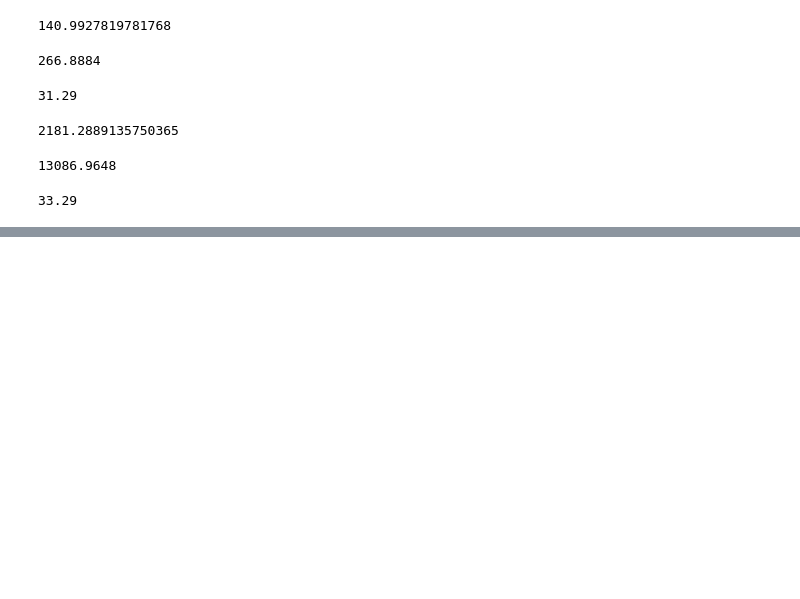
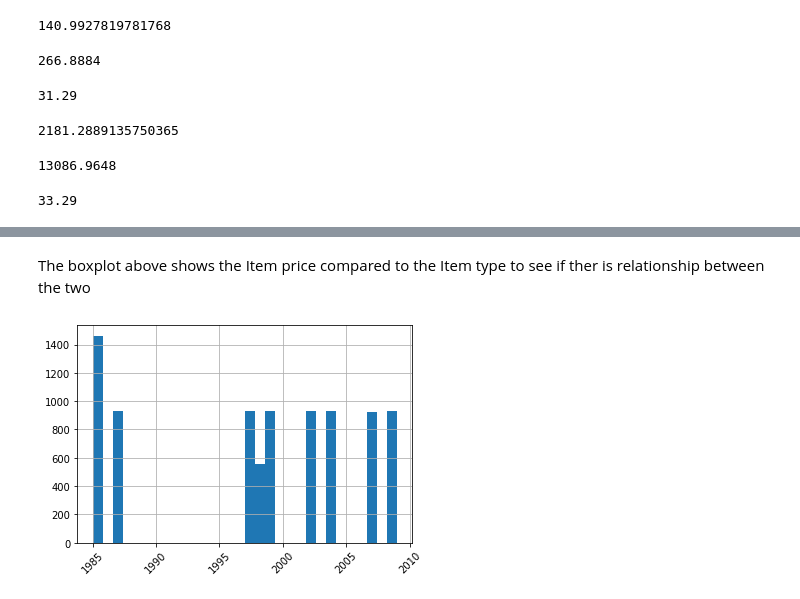
Before and after one commit to nathandhawale/Sales-Predictions, a Jupyter notebook: sales_predictions.ipynb, the cells around one changed output, grey strips where cells are left out. Saved outputs shown, nothing was run; the diff lists cells and outputs as text; code cells hidden in the pictures; blank space fills up the shorter version.

```diff
--- a/sales_predictions.ipynb
+++ b/sales_predictions.ipynb
@@ -287,0 +297,8 @@ data_df['Item_Outlet_Sales'].min()
+# %% [markdown]
+The boxplot above shows the Item price compared to the Item type to see if ther is relationship between the two
+# %%
+data_df['Outlet_Establishment_Year'].hist(bins = 30)
+plt.xticks(rotation = 45)
+plt.ticklabel_format(useOffset=False, style='plain')
+# %% [output]
+[figure, added]
```
Also changed, not shown: parts of 5 cells of this notebook.
